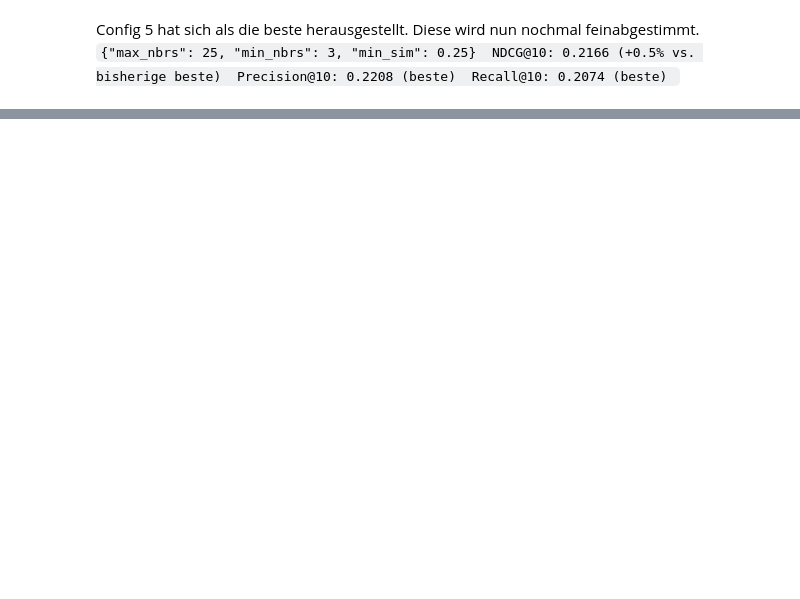
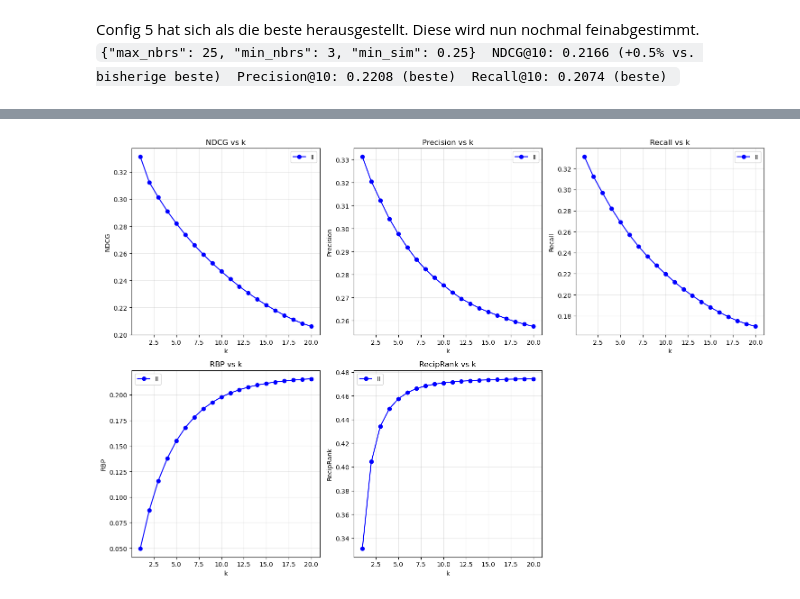
Before and after one commit to jeffnk05/fhw-recommendation-system, a Jupyter notebook: lenskit/itemitem.ipynb, the cells around one changed output, grey strips where cells are left out. Cells and saved outputs as stored; diff of their text form; code cells hidden in the pictures; blank space fills up the shorter version.

```diff
--- a/lenskit/itemitem.ipynb
+++ b/lenskit/itemitem.ipynb
@@ -430,0 +244,17 @@ Index name: None
+# %%
+ran = RunAnalysis()
+
+# Alle k-Werte von 1 bis 20 hinzufügen
+k_values = range(1, 21)
+for k in k_values:
+    ran.add_metric(NDCG(k=k))
+    ran.add_metric(Precision(k=k))
+    ran.add_metric(Recall(k=k))
+    ran.add_metric(RBP(k=k))
+    ran.add_metric(RecipRank(k=k))
+
+# Einmal ausführen für alle Metriken
+results = ran.measure(all_recs, all_test)
+df_results = results.list_metrics().groupby("model").mean()
+
+print(df_results)
@@ -430,0 +279,45 @@ Index name: None
+# %%
+# Ergebnisse für Plotting strukturieren
+def extract_metric_values(df, metric_name):
+    """Extrahiert Werte einer Metrik für alle k-Werte"""
+    metric_cols = [col for col in df.columns if col.startswith(f"{metric_name}@")]
+    k_vals = [int(col.split('@')[1]) for col in metric_cols]
+
+    # Sortiere nach k-Werten
+    sorted_pairs = sorted(zip(k_vals, metric_cols))
+    k_sorted = [pair[0] for pair in sorted_pairs]
+    cols_sorted = [pair[1] for pair in sorted_pairs]
+
+    return k_sorted, df[cols_sorted].values
+
+# Plotting
+fig, axes = plt.subplots(2, 3, figsize=(15, 10))
+axes = axes.flatten()
+
+metrics = ['NDCG', 'Precision', 'Recall', 'RBP', 'RecipRank']
+colors = ['blue', 'red', 'green', 'orange', 'purple']
+
+for idx, metric in enumerate(metrics):
+    ax = axes[idx]
+
+    k_vals, values = extract_metric_values(df_results, metric)
+
+    # Plot für jedes Modell
+    for model_idx, model in enumerate(df_results.index):
+        ax.plot(k_vals, values[model_idx],
+                marker='o', label=f'{model}',
+                color=colors[model_idx % len(colors)])
+
+    ax.set_xlabel('k')
+    ax.set_ylabel(f'{metric}')
+    ax.set_title(f'{metric} vs k')
+    ax.legend()
+    ax.grid(True, alpha=0.3)
+
+# Letztes Subplot leer lassen oder für Gesamtvergleich nutzen
+axes[-1].axis('off')
+
+plt.tight_layout()
+plt.show()
+# %% [output]
+[figure, added]
```
Also changed, not shown: parts of 17 cells of this notebook.
